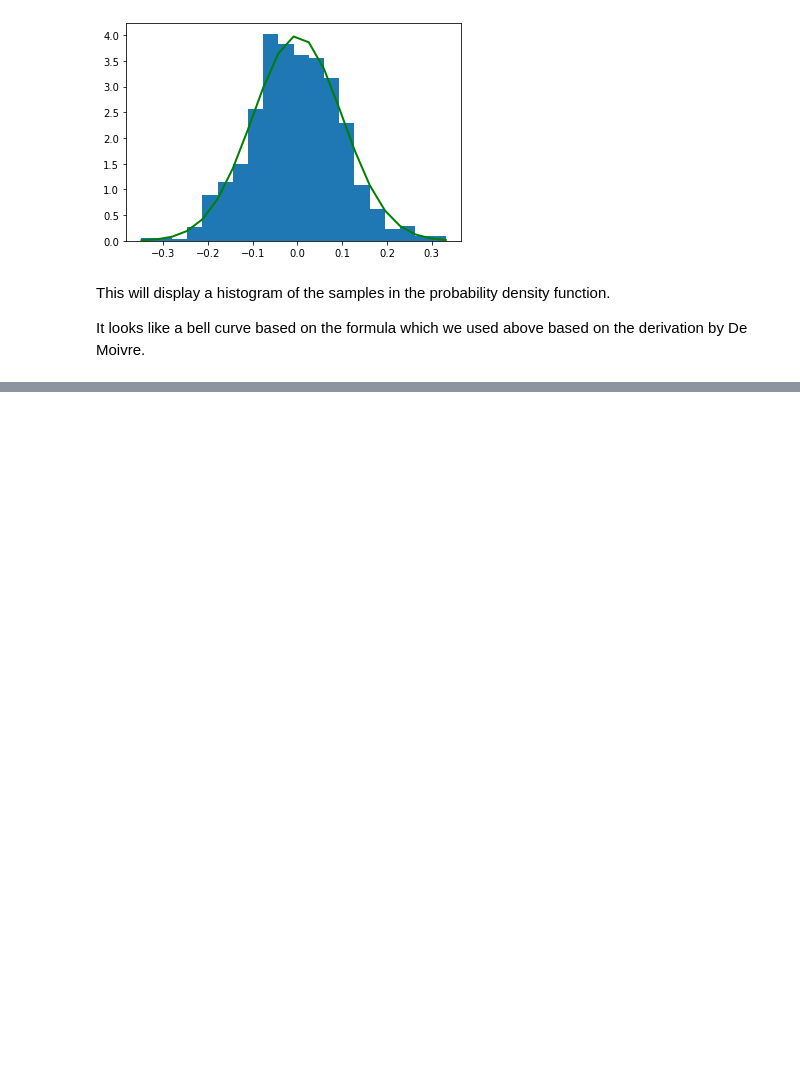
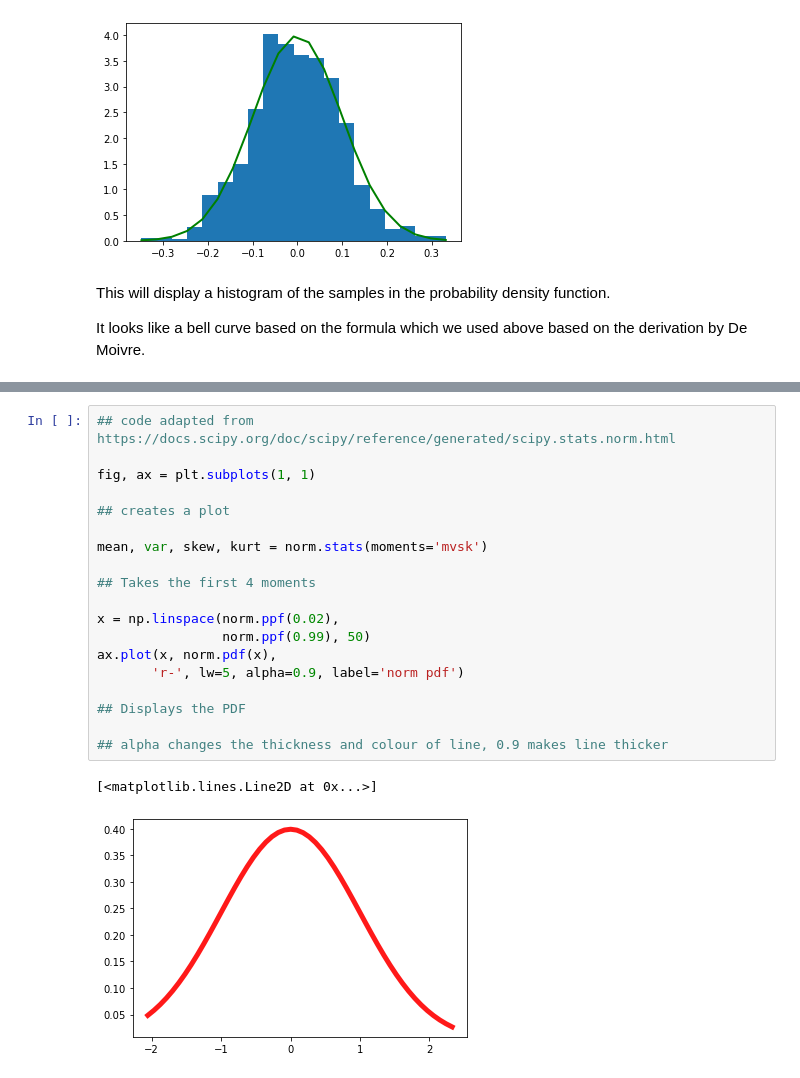
Before and after one commit to KenLin765/funddata-assessment, a Jupyter notebook: normal-distribution.ipynb, the cells around one changed output, grey strips where cells are left out. Cells and saved outputs as stored; diff of their text form; blank space fills up the shorter version.

Commit message:
added info on CDF and PPF and added graphs

```diff
--- a/normal-distribution.ipynb
+++ b/normal-distribution.ipynb
@@ -72,0 +87,22 @@ It looks like a bell curve based on the formula which we used above based on the
+# %%
+## code adapted from https://docs.scipy.org/doc/scipy/reference/generated/scipy.stats.norm.html
+
+fig, ax = plt.subplots(1, 1)
+
+## creates a plot
+
+mean, var, skew, kurt = norm.stats(moments='mvsk')
+
+## Takes the first 4 moments
+
+x = np.linspace(norm.ppf(0.02),
+                norm.ppf(0.99), 50)
+ax.plot(x, norm.pdf(x),
+       'r-', lw=5, alpha=0.9, label='norm pdf')
+
+## Displays the PDF
+
+## alpha changes the thickness and colour of line, 0.9 makes line thicker
+# %% [output]
+[<matplotlib.lines.Line2D at 0x...>]
+[figure, added]
```
Also changed, not shown: parts of 7 cells of this notebook.
